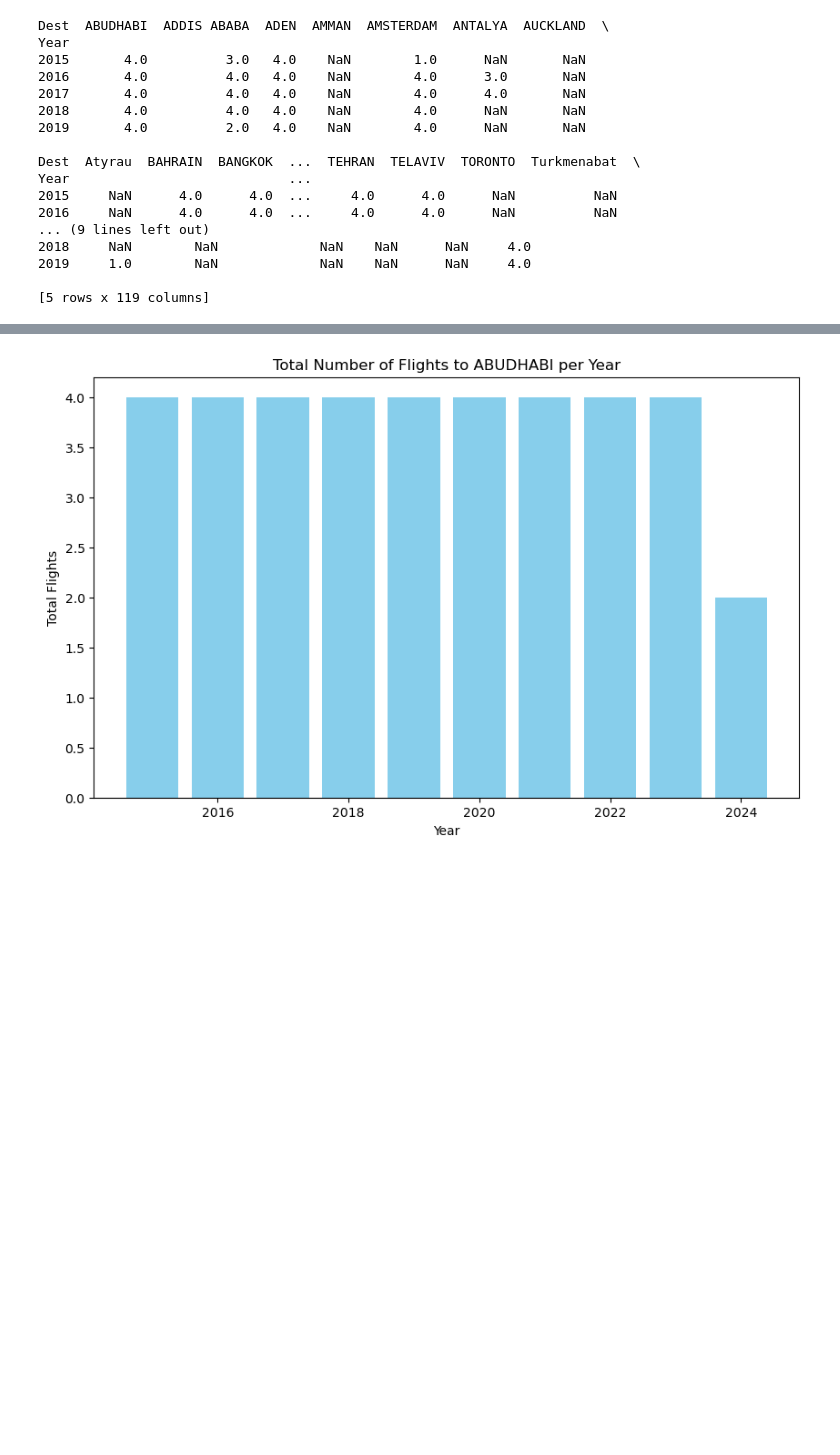
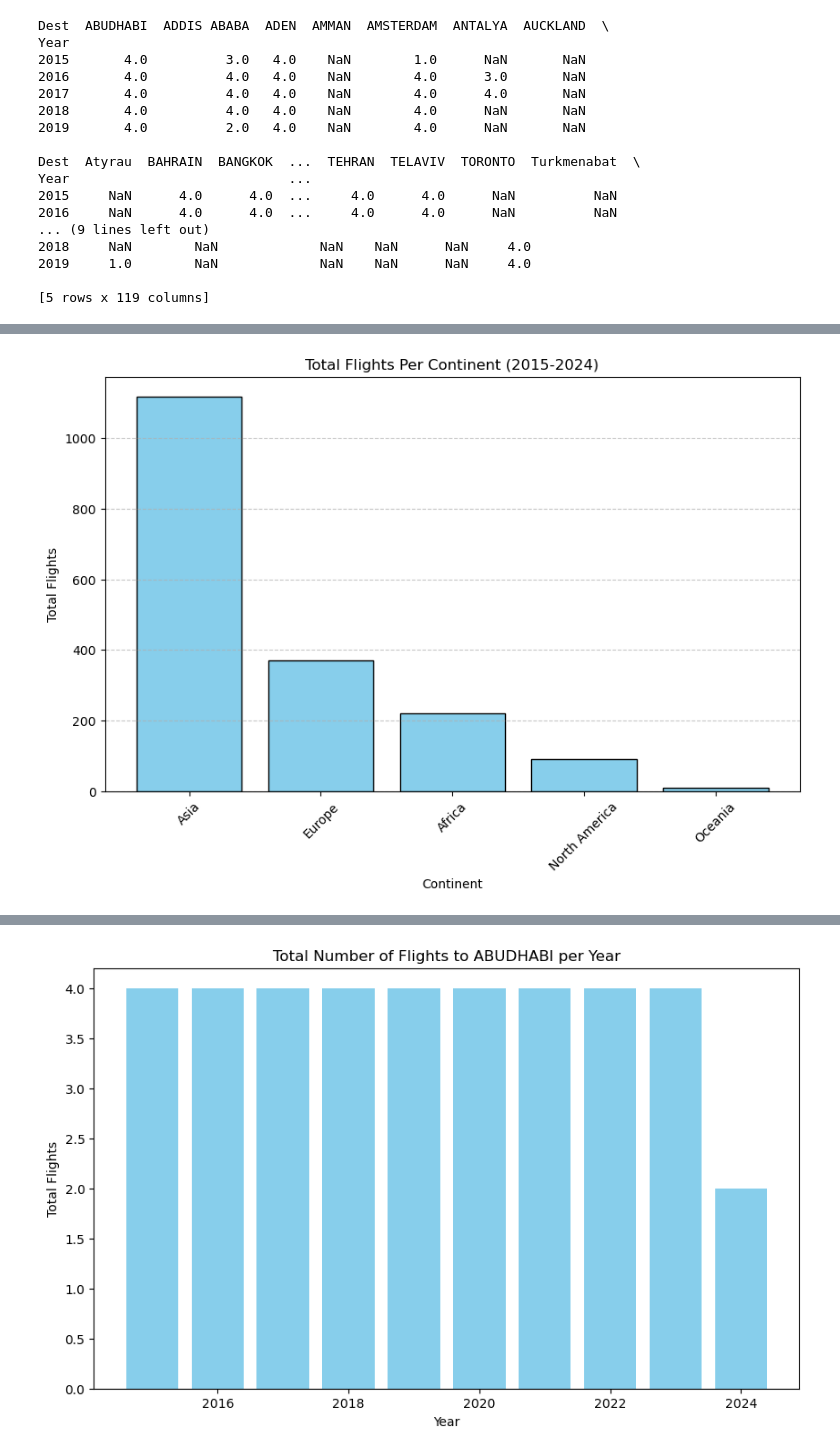
Before and after one commit to rushiraj070/Mumbai_Airport-International_Flight_Analysis, a Jupyter notebook: notebooks/visualization.ipynb, the cells around one changed output, grey strips where cells are left out. Cells and saved outputs as stored; diff of their text form; code cells hidden in the pictures; blank space fills up the shorter version.

```diff
--- a/notebooks/visualization.ipynb
+++ b/notebooks/visualization.ipynb
@@ -138,0 +163,22 @@ plt.show()
+# %%
+import pandas as pd
+import matplotlib.pyplot as plt
+
+# Assuming df_flights is already loaded
+continent_flights_total = df_flights.groupby('Continent').size().reset_index(name='Total Flights')
+
+# Sorting the top 10 continents
+top_10_continents = continent_flights_total.nlargest(10, 'Total Flights')
+
+# Plotting the bar chart
+plt.figure(figsize=(10, 6))
+plt.bar(top_10_continents['Continent'], top_10_continents['Total Flights'], color='skyblue', edgecolor='black')
+
+plt.xlabel('Continent')
+plt.ylabel('Total Flights')
+plt.title('Total Flights Per Continent (2015-2024)')
+plt.xticks(rotation=45)
+plt.grid(axis='y', linestyle='--', alpha=0.7)
+plt.show()
+# %% [output]
+[figure, added]
```
Also changed, not shown: parts of 7 cells of this notebook, 2 other files.
